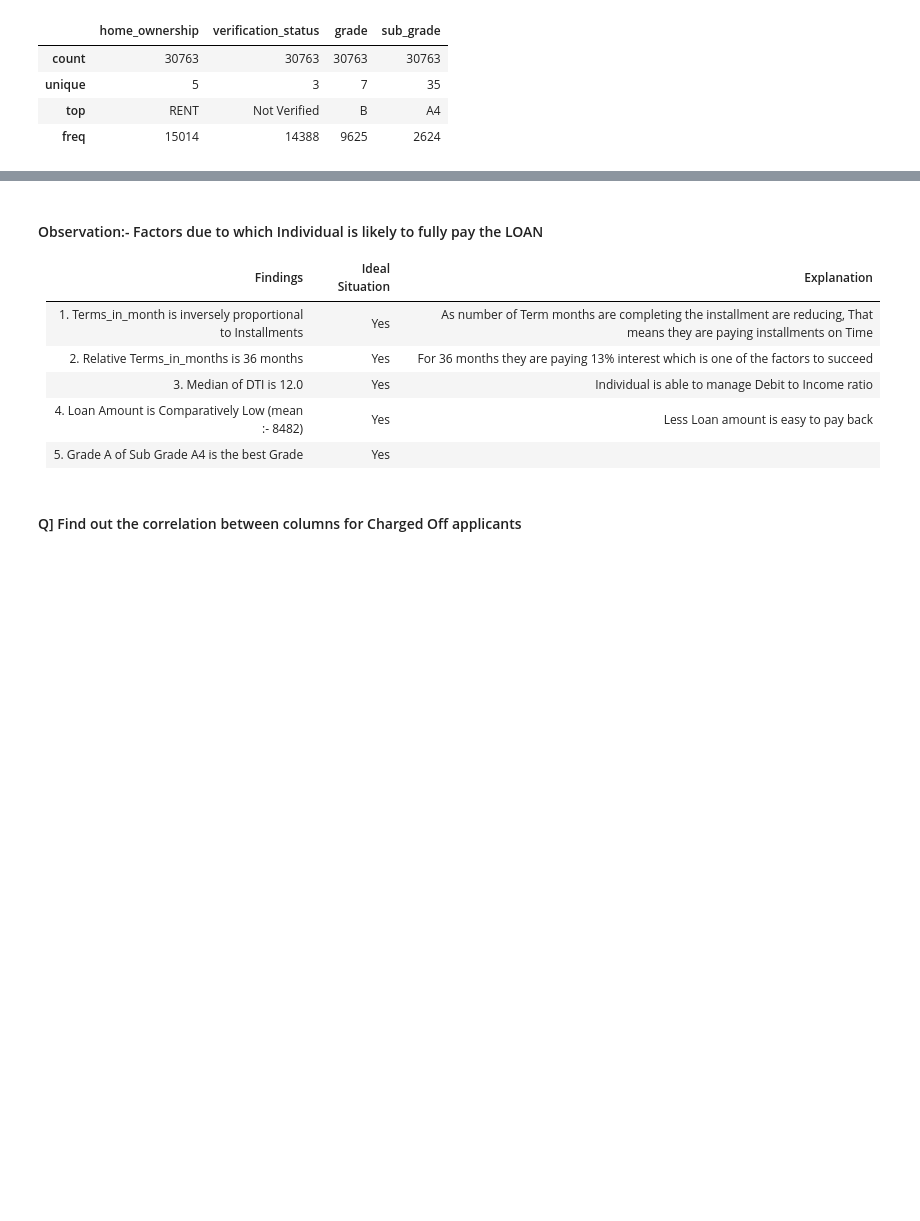
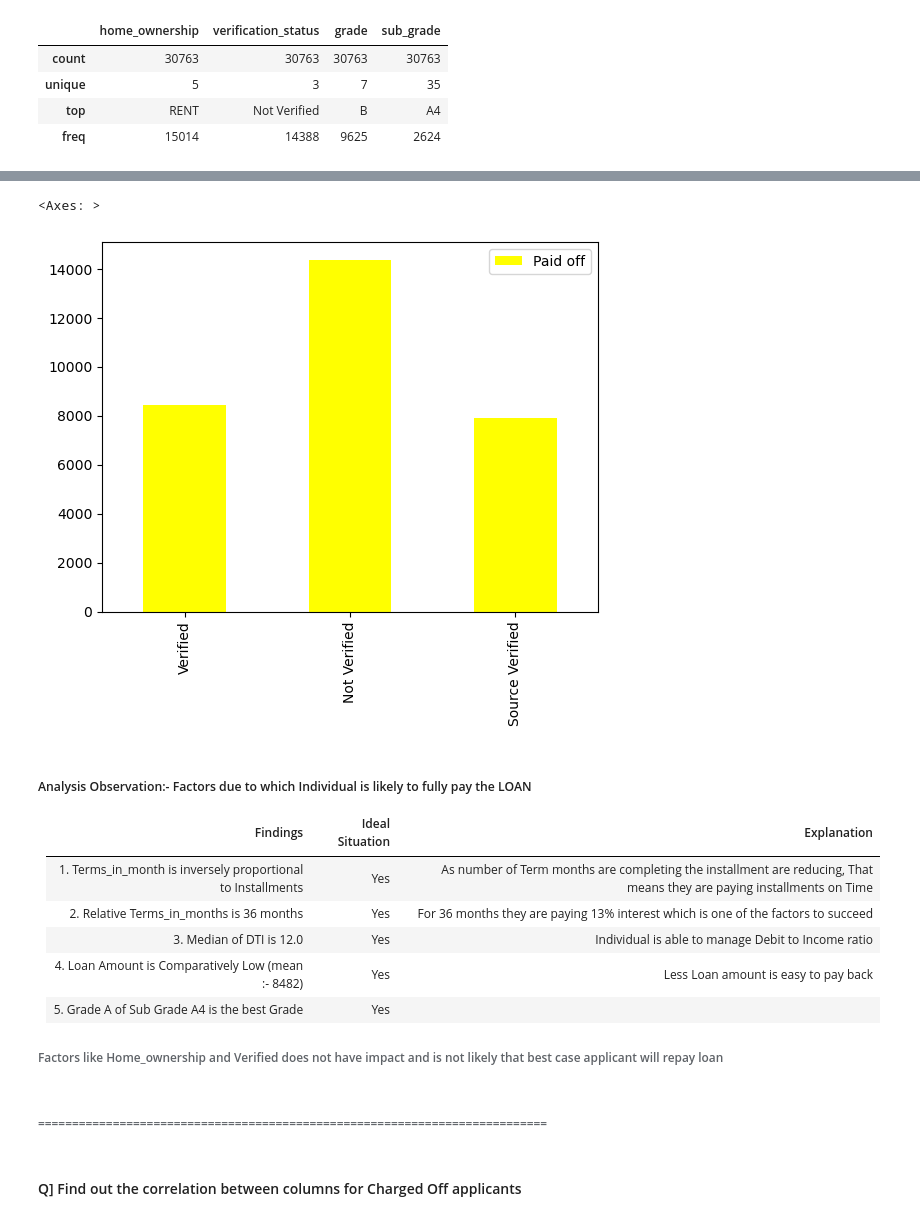
Before and after one commit to Gurupreet1111/LendingClubCaseStudy, a Jupyter notebook: Group_Shivakumar.ipynb, the cells around one changed output, grey strips where cells are left out. Drawn from its saved outputs; the diff is of its cells as text; code cells hidden in the pictures; blank space fills up the shorter version.

Commit message:
Combined Univariate Analysis

```diff
--- a/Group_Shivakumar.ipynb
+++ b/Group_Shivakumar.ipynb
@@ -486,5 +361,20 @@ Average DTI 11.855
+# %%
+FullyPaidVerificationStatus=df[df["loan_status"]=='Fully Paid']
+index1=np.array(['Verified', 'Not Verified', 'Source Verified'])
+ab=lambda x:FullyPaidVerificationStatus[FullyPaidVerificationStatus["verification_status"]==x]["verification_status"].count()
+
+bb=list(map(ab,index1))
+FullyPaidVerificationStatus_df = pd.DataFrame({
+                             'Paid off':bb},
+                            index=index1
+                        )
+
+FullyPaidVerificationStatus_df.plot(kind='bar', label='index', color="yellow")
+# %% [output]
+<Axes: >
+[figure, added]
 # %% [markdown]
-#### Observation:- Factors due to which Individual is likely to fully pay the LOAN
+##### Analysis Observation:- Factors due to which Individual is likely to fully pay the LOAN
 | Findings | Ideal Situation | Explanation |
 | :- | -: | :-: |
 | 1. Terms_in_month is inversely proportional to Installments  | Yes | As number of Term months are completing the installment are reducing, That means they are paying installments on Time |
@@ -492,6 +382,10 @@ Average DTI 11.855
 | 3. Median of DTI is 12.0 | Yes | Individual is able to manage Debit to Income ratio |
 | 4. Loan Amount is Comparatively Low (mean :- 8482)| Yes | Less Loan amount is easy to pay back |
 | 5. Grade A of Sub Grade A4 is the best Grade | Yes | |
+
+###### Factors like Home_ownership and Verified does not have impact and is not likely that best case applicant will repay loan
+# %% [markdown]
+###### ===========================================================================
 # %% [markdown]
 #### Q] Find out the correlation between columns for Charged Off applicants
 # %%
```
Also changed, not shown: parts of 54 cells of this notebook.
